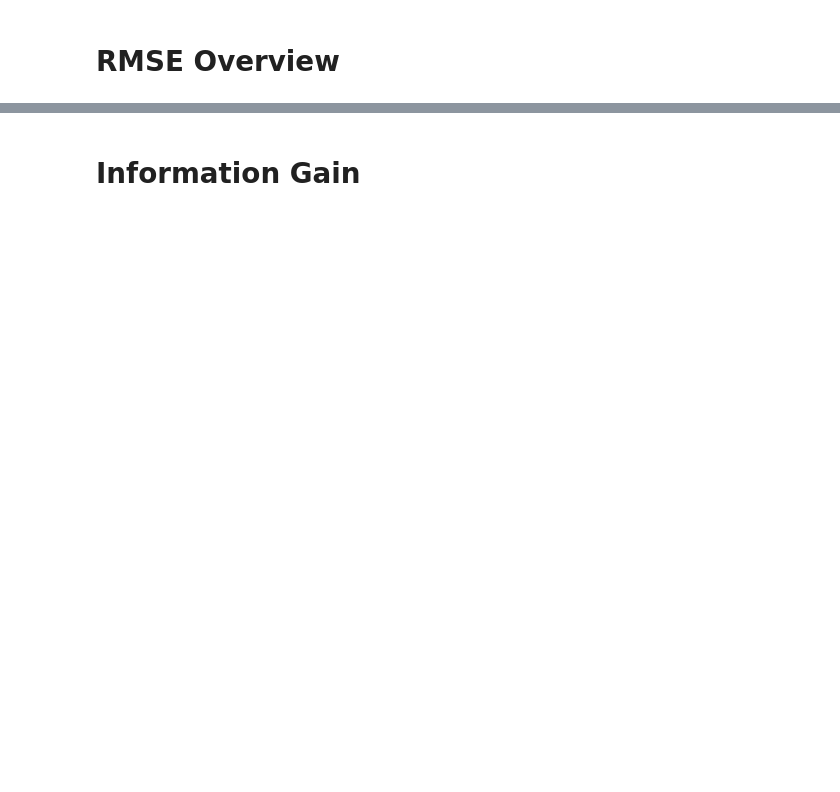
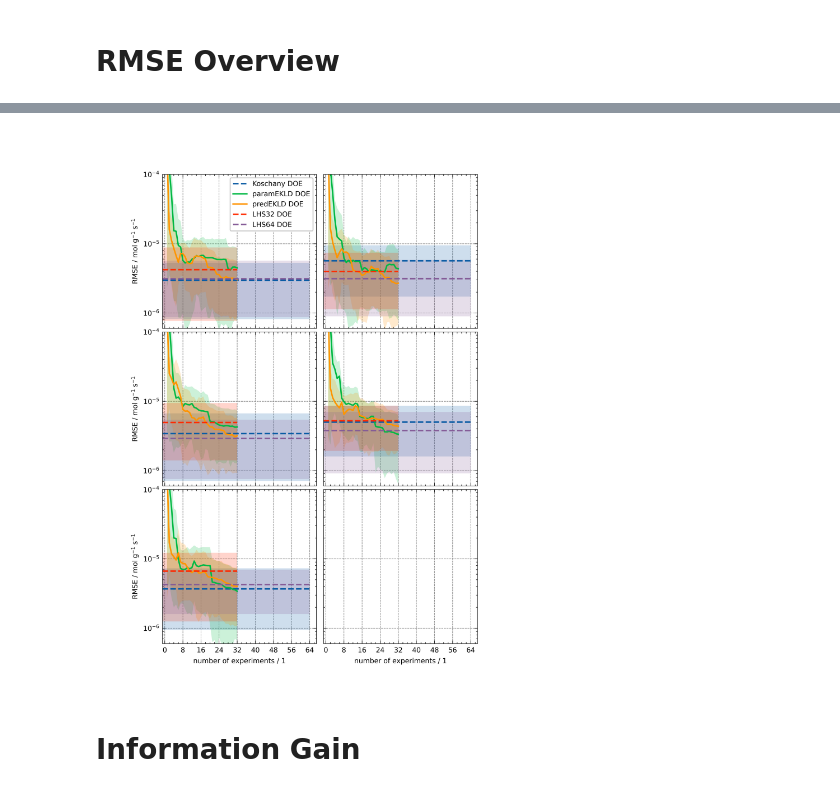
Before and after one commit to ChemRxnEngLab/BayesianIO4kinetics, a Jupyter notebook: HSA_K_Overview.ipynb, the cells around one changed output, grey strips where cells are left out. Cells and saved outputs as stored; diff of their text form; code cells hidden in the pictures; blank space fills up the shorter version.

```diff
--- a/HSA_K_Overview.ipynb
+++ b/HSA_K_Overview.ipynb
@@ -416,0 +442,71 @@ Koschany DOE
+# %%
+fig = ICIW_Plots.figure(layout="double_column", height=20 * ICIW_Plots.cm2inch)
+axs = ICIW_Plots.make_square_subplots(
+    fig,
+    ax_width=5.5 * ICIW_Plots.cm2inch,
+    ax_layout=(3, 2),
+    xlabel="number of experiments / 1",
+    ylabel=r"RMSE / $\mathrm{mol}\;\mathrm{g}^{-1}\;\mathrm{s}^{-1}$",
+    yscale="log",
+    sharex=True,
+    sharey=True,
+    ylim=(6e-7, 1e-4),
+    xlim=(-1, 67),
+    xticks=[0, 8, 16, 24, 32, 40, 48, 56, 64],
+    # left_h=1.5 * ICIW_Plots.cm2inch,
+    h_sep=0.1,
+    sharelabel=True,
+)
+axs = axs.flatten()
+
+colors = plt.rcParams["axes.prop_cycle"].by_key()["color"]
+for i, ov_dict in enumerate(ov):
+    for seed_idx, seed in enumerate(ov_dict["seeds"]):
+
+        if ov_dict["DOE"] in ["Koschany DOE", "LHS32 DOE", "LHS64 DOE"]:
+            xmax = len(ov_dict["RMSEs"][seed])
+            axs[seed_idx].hlines(
+                np.mean(ov_dict["RMSEs"][seed], axis=1)[-1],
+                xmin=-1,
+                xmax=xmax,
+                label=ov_dict["DOE"],
+                ls="--",
+                color=colors[i],
+            )
+            HDI = az.hdi(ov_dict["RMSEs"][seed][-1], prob=0.95)
+            axs[seed_idx].fill_between(
+                np.arange(-1, len(ov_dict["RMSEs"][seed]) + 1),
+                HDI[0],
+                HDI[1],
+                alpha=0.2,
+                # ls="--",
+                facecolor=colors[i],
+                # edgecolor="gray",
+            )
+            continue
+        axs[seed_idx].plot(
+            np.arange(1, len(ov_dict["RMSEs"][seed]) + 1),
+            np.mean(ov_dict["RMSEs"][seed], axis=1),
+            # "o--",
+            # ms=4,
+            # lw=1,
+            label=ov_dict["DOE"],
+            color=colors[i],
+        )
+        HDI = az.hdi(ov_dict["RMSEs"][seed], prob=0.95)
+        print(HDI.shape)
+        axs[seed_idx].fill_between(
+            np.arange(1, len(ov_dict["RMSEs"][seed]) + 1),
+            HDI[:, 0],
+            HDI[:, 1],
+            alpha=0.2,
+            # ls="--",
+            facecolor=colors[i],
+            # edgecolor="gray",
+        )
+    axs[0].legend(frameon=True)
+
+plt.savefig("figures/K/KinFit_RMSE_by_seed.png")
+plt.savefig("figures/K/KinFit_RMSE_by_seed.pdf")
+plt.savefig("figures/K/KinFit_RMSE_by_seed.svg")
+# %% [output]
@@ -417,3 +523,4 @@ Koschany DOE
+[figure, added]
 # %% [markdown]
 # Information Gain
 # %%
```
Also changed, not shown: parts of 20 cells of this notebook, 9 other files.
